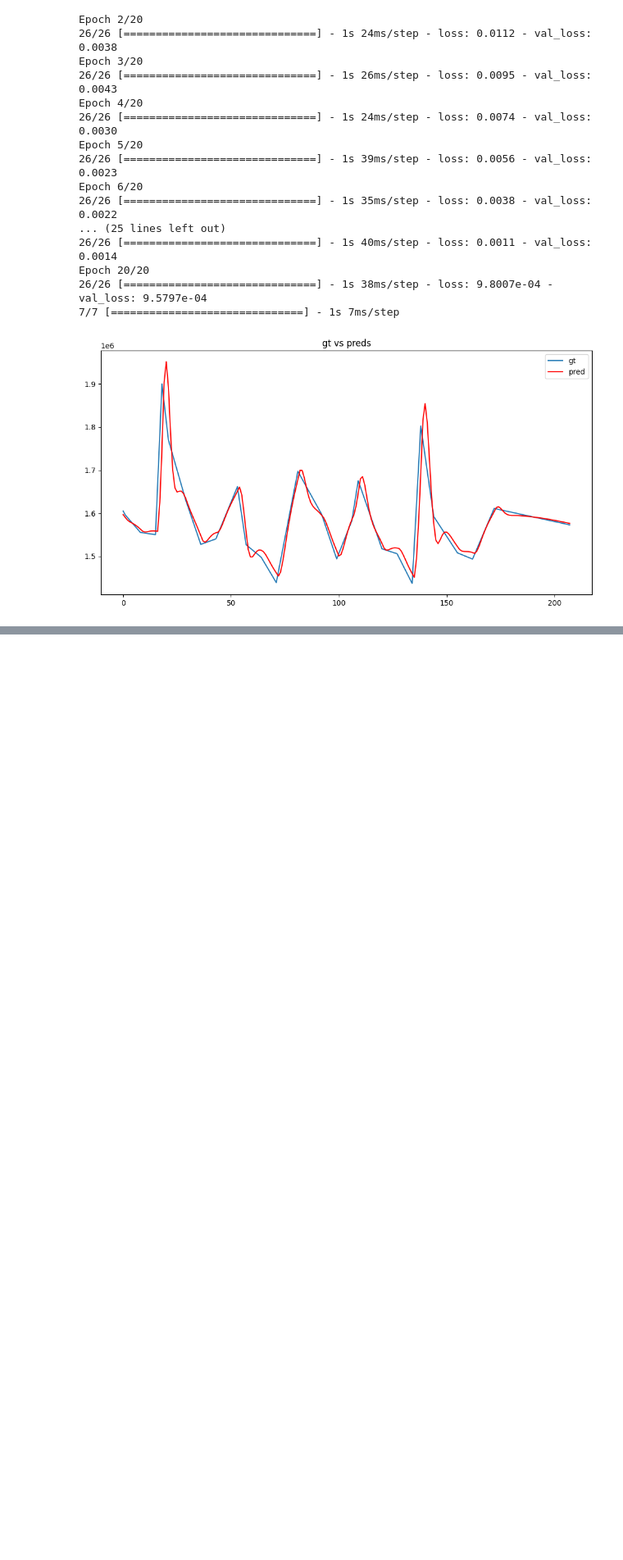
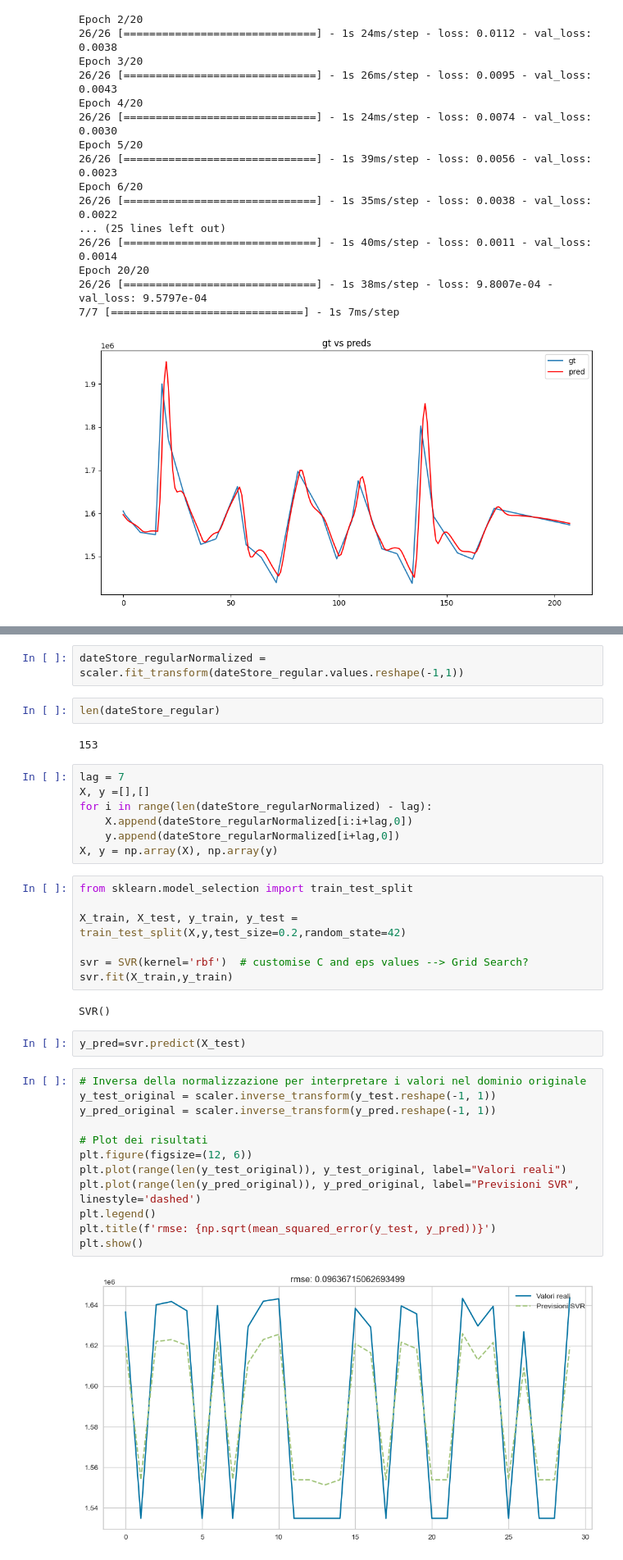
Before and after one commit to mattiasospetti/Data-Analysis, a Jupyter notebook: 3.Time-Series Analysis.ipynb, the cells around one changed output, grey strips where cells are left out. Shown at 82% size. Drawn from its saved outputs; the diff is of its cells as text; blank space fills up the shorter version.

```diff
--- a/3.Time-Series Analysis.ipynb
+++ b/3.Time-Series Analysis.ipynb
@@ -820,0 +840,38 @@ Epoch 20/20
+# %%
+dateStore_regularNormalized = scaler.fit_transform(dateStore_regular.values.reshape(-1,1))
+# %%
+len(dateStore_regular)
+# %% [output]
+153
+# %%
+lag = 7
+X, y =[],[]
+for i in range(len(dateStore_regularNormalized) - lag):
+    X.append(dateStore_regularNormalized[i:i+lag,0])
+    y.append(dateStore_regularNormalized[i+lag,0])
+X, y = np.array(X), np.array(y)
+# %%
+from sklearn.model_selection import train_test_split
+
+X_train, X_test, y_train, y_test = train_test_split(X,y,test_size=0.2,random_state=42)
+
+svr = SVR(kernel='rbf')  # customise C and eps values --> Grid Search?
+svr.fit(X_train,y_train)
+# %% [output]
+SVR()
+# %%
+y_pred=svr.predict(X_test)
+# %%
+# Inversa della normalizzazione per interpretare i valori nel dominio originale
+y_test_original = scaler.inverse_transform(y_test.reshape(-1, 1))
+y_pred_original = scaler.inverse_transform(y_pred.reshape(-1, 1))
+
+# Plot dei risultati
+plt.figure(figsize=(12, 6))
+plt.plot(range(len(y_test_original)), y_test_original, label="Valori reali")
+plt.plot(range(len(y_pred_original)), y_pred_original, label="Previsioni SVR", linestyle='dashed')
+plt.legend()
+plt.title(f'rmse: {np.sqrt(mean_squared_error(y_test, y_pred))}')
+plt.show()
+# %% [output]
+[figure, added]
```
Also changed, not shown: parts of 5 cells of this notebook.
